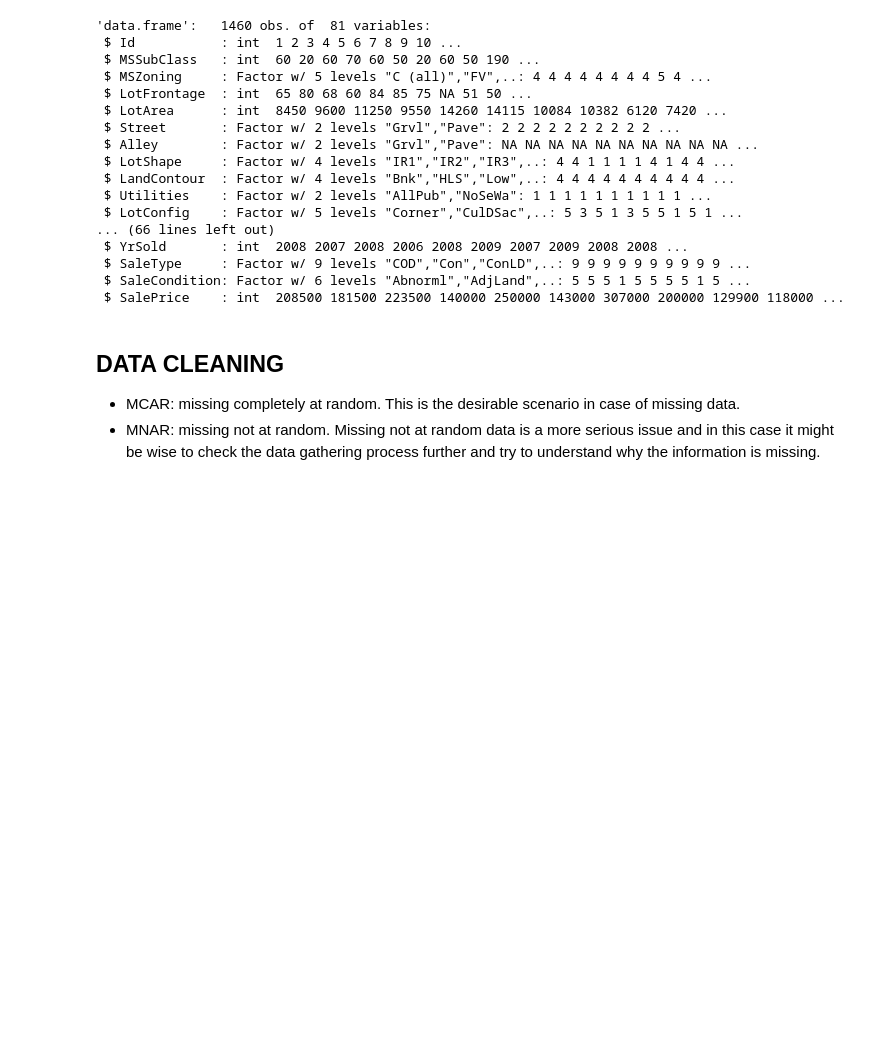
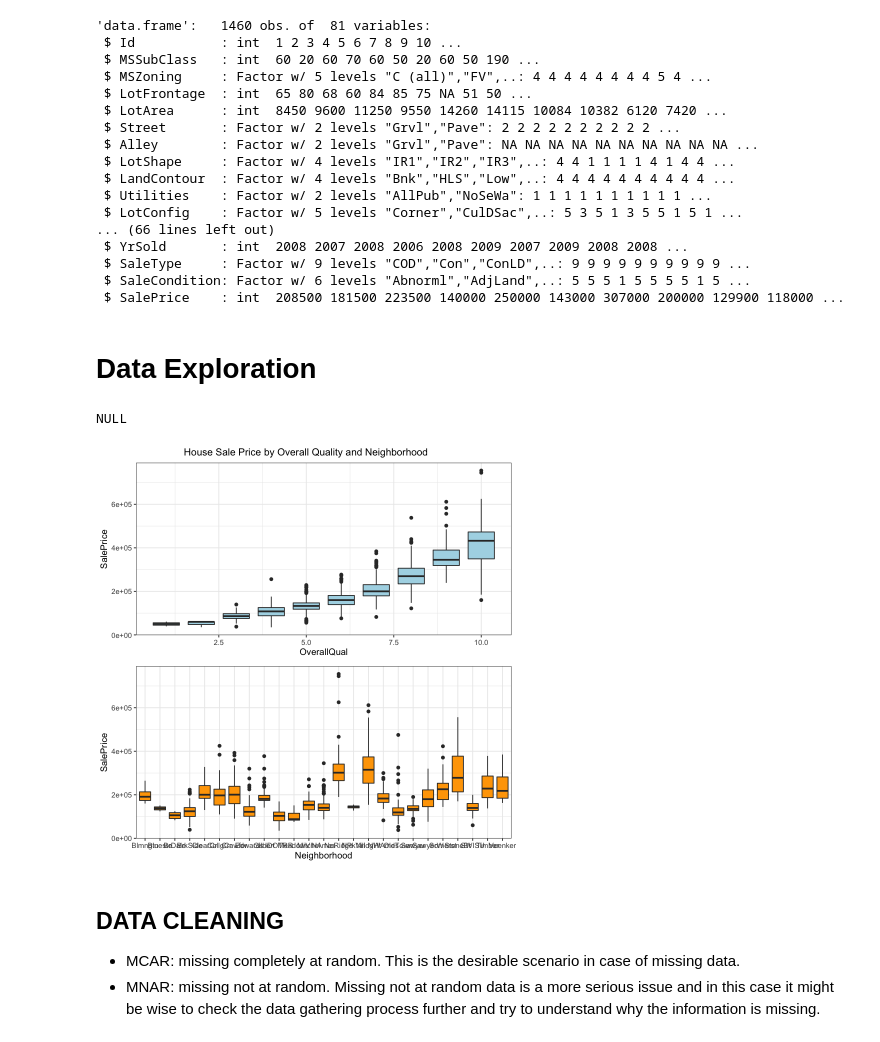
Before and after one commit to OlegRyzhkov2020/house_price_prediction, a Jupyter notebook: features_selection.ipynb, the cells around one changed output. Saved outputs shown, nothing was run; the diff lists cells and outputs as text; code cells hidden in the pictures; blank space fills up the shorter version.

```diff
--- a/features_selection.ipynb
+++ b/features_selection.ipynb
@@ -55,6 +60,17 @@ str(house.data)
  $ SaleType     : Factor w/ 9 levels "COD","Con","ConLD",..: 9 9 9 9 9 9 9 9 9 9 ...
  $ SaleCondition: Factor w/ 6 levels "Abnorml","AdjLand",..: 5 5 5 1 5 5 5 5 1 5 ...
  $ SalePrice    : int  208500 181500 223500 140000 250000 143000 307000 200000 129900 118000 ...
+# %% [markdown]
+# Data Exploration
+# %%
+house_g1 <- ggplot(house.data, aes(x=OverallQual, , y=SalePrice, group=OverallQual)) + geom_boxplot(fill="lightblue")
+house_g2 <- ggplot(house.data, aes(x=Neighborhood, , y=SalePrice, group=Neighborhood)) + geom_boxplot(fill="orange")
+
+housePrice_plot <- grid.arrange(house_g1, house_g2, top = "House Sale Price by Overall Quality and Neighborhood", nrow = 2)
+print(housePrice_plot + mynamestheme )
+# %% [output]
+NULL
+[figure, added]
 # %% [markdown]
 ## DATA CLEANING
 * MCAR: missing completely at random. This is the desirable scenario in case of missing data.
```
Also changed, not shown: parts of 12 cells of this notebook.
